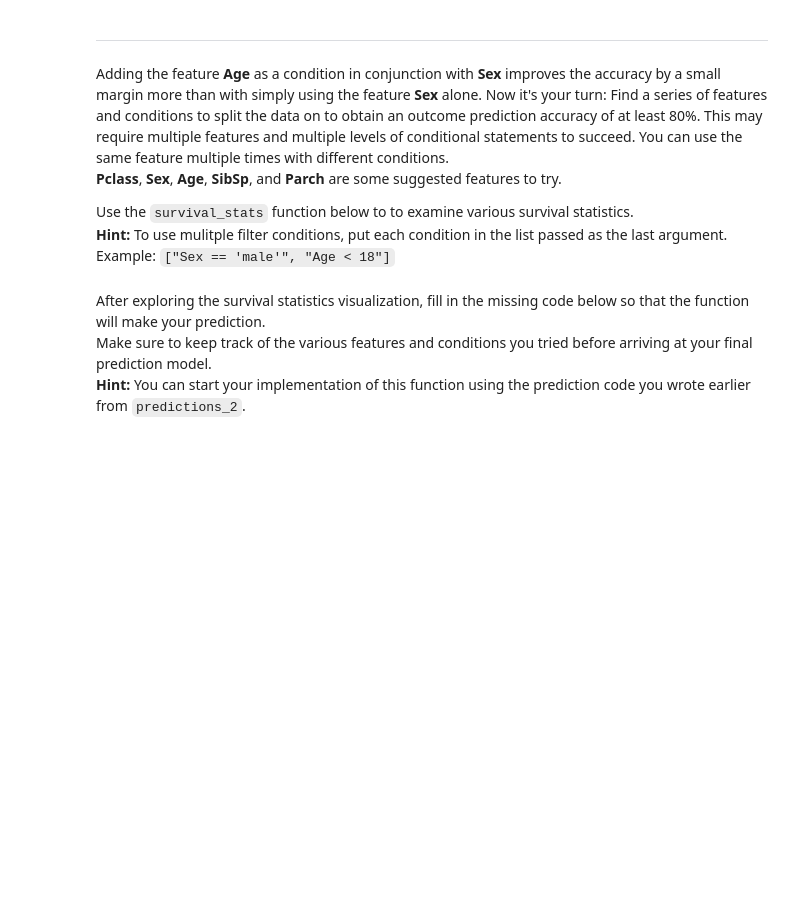
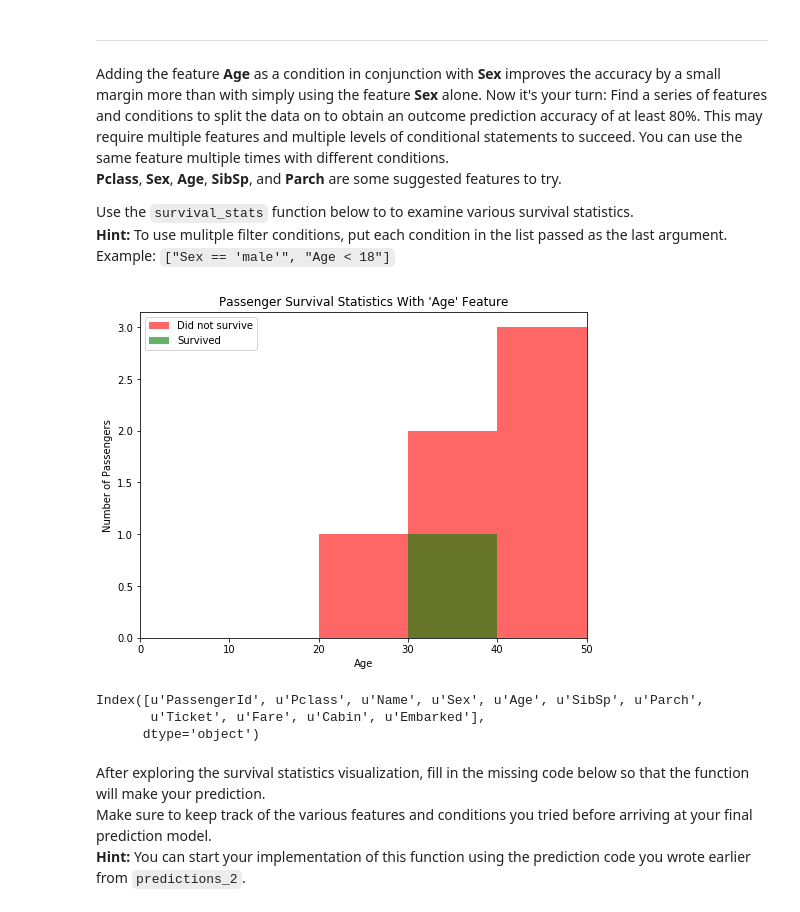
Before and after one commit to JeroenSchmidt/machine-learning, a Jupyter notebook: projects/titanic_survival_exploration/titanic_survival_exploration.ipynb, the cells around one changed output. Drawn from its saved outputs; the diff is of its cells as text; code cells hidden in the pictures; blank space fills up the shorter version.

```diff
--- a/projects/titanic_survival_exploration/titanic_survival_exploration.ipynb
+++ b/projects/titanic_survival_exploration/titanic_survival_exploration.ipynb
@@ -189,7 +215,15 @@ Adding the feature **Age** as a condition in conjunction with **Sex** improves t
 Use the `survival_stats` function below to to examine various survival statistics.
 **Hint:** To use mulitple filter conditions, put each condition in the list passed as the last argument. Example: `["Sex == 'male'", "Age < 18"]`
 # %%
-vs.survival_stats(data, outcomes, 'Age', ["Sex == 'male'", "Age < 18"])
+vs.survival_stats(data, outcomes, 'Age', ["Sex == 'female'","Parch > 3"])
+# %% [output]
+[figure, added]
+# %%
+data.columns
+# %% [output]
+Index([u'PassengerId', u'Pclass', u'Name', u'Sex', u'Age', u'SibSp', u'Parch',
+       u'Ticket', u'Fare', u'Cabin', u'Embarked'],
+      dtype='object')
 # %% [markdown]
 After exploring the survival statistics visualization, fill in the missing code below so that the function will make your prediction.
 Make sure to keep track of the various features and conditions you tried before arriving at your final prediction model.
```
Also changed, not shown: parts of 22 cells of this notebook, 2 other files.
